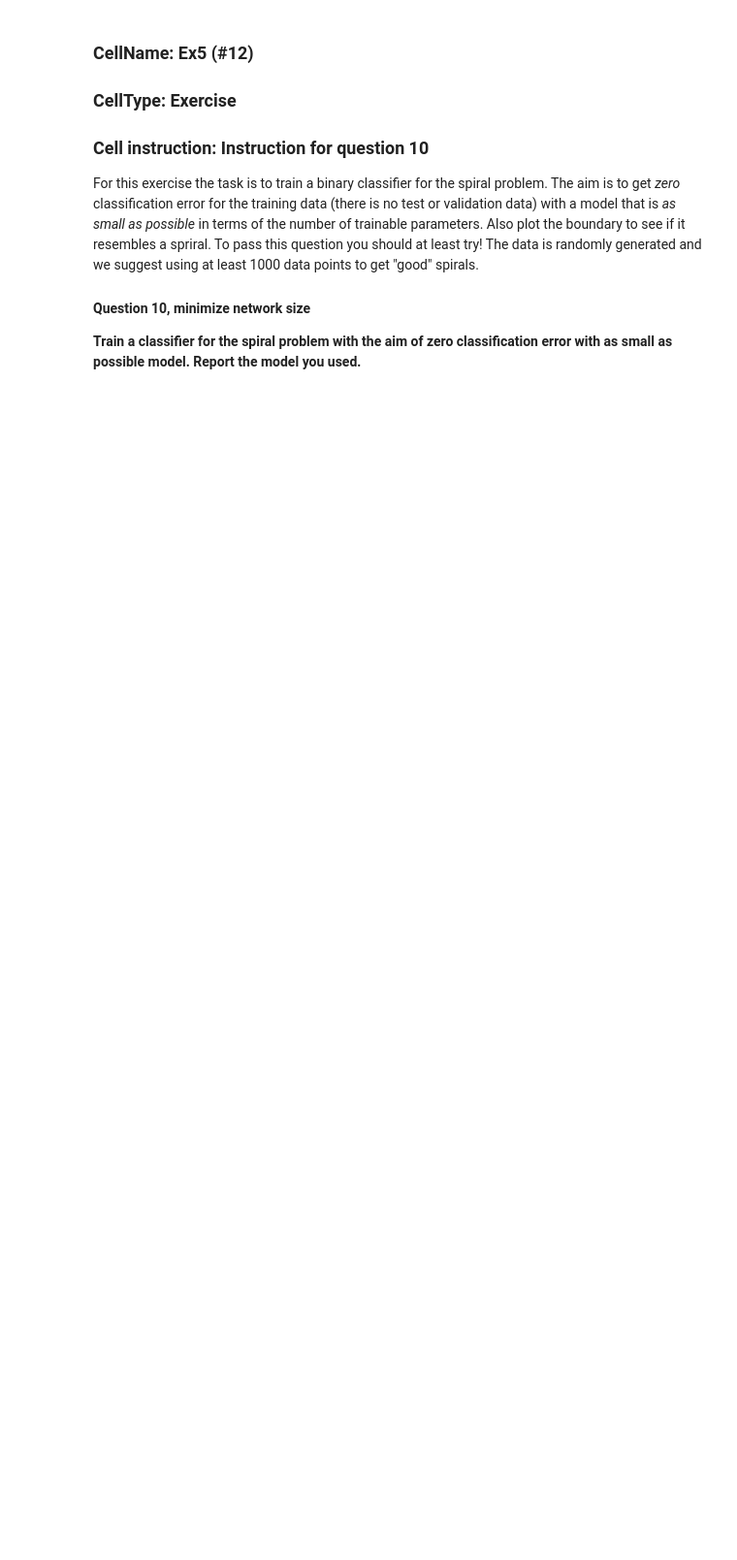
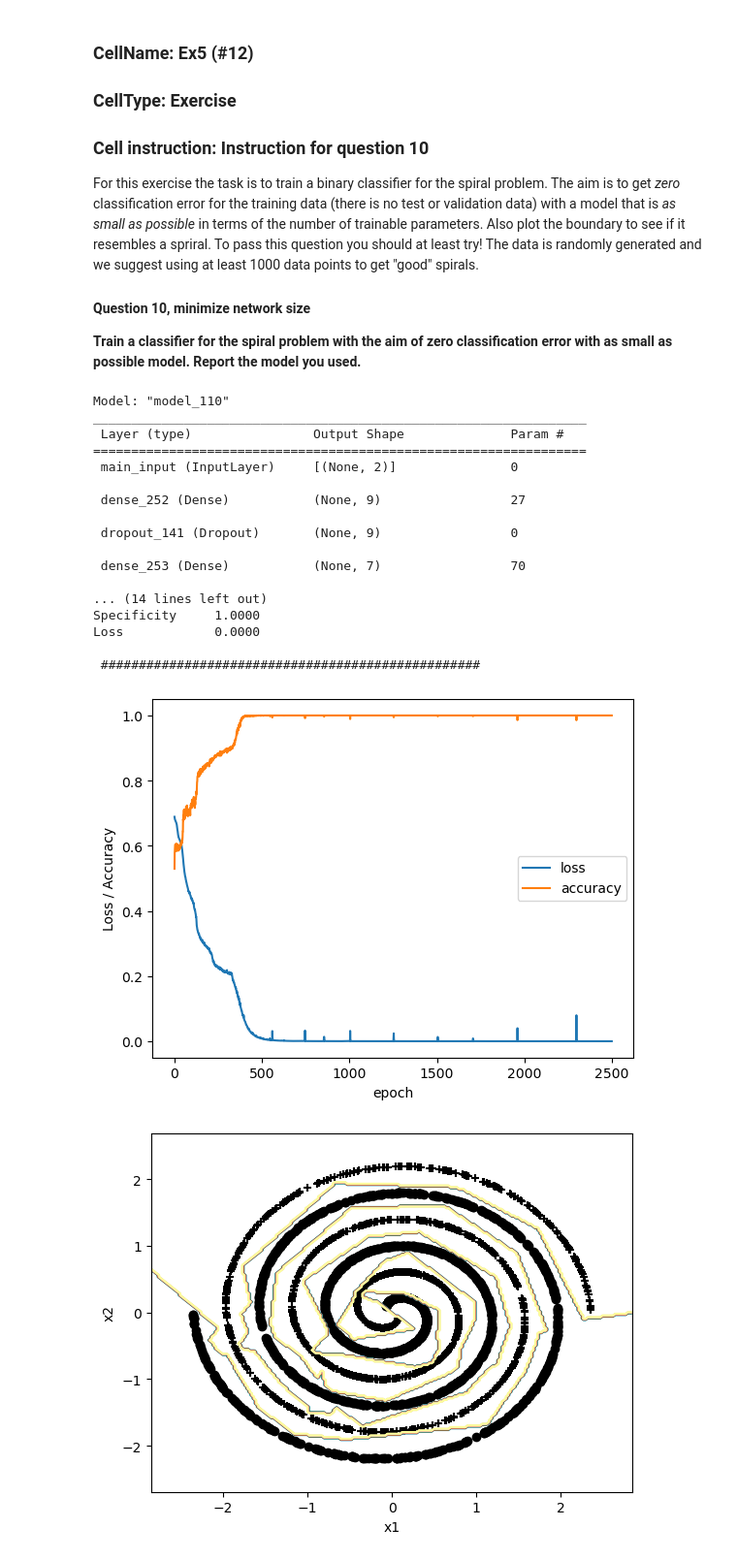
Before and after one commit to TheodorAT/Neural-Networks, a Jupyter notebook: Lab2/lab2.ipynb, the cells around one changed output. Shown at 97% size. Drawn from its saved outputs; the diff is of its cells as text; code cells hidden in the pictures; blank space fills up the shorter version.

```diff
--- a/Lab2/lab2.ipynb
+++ b/Lab2/lab2.ipynb
@@ -1147,40 +1149,60 @@ x_trn = (x_trn - mu)/std
 ####
 # Define the network, cost function and training settings
 INPUT = {'inp_dim': x_trn.shape[1],
-         'n_nod': [5],
+         'n_nod': [9, 7],
          'drop_nod': 0.0,
-         'act_fun': 'tanh',
+         'act_fun': 'relu',
          'out_act_fun': 'sigmoid',
          'opt_method': 'Adam',
          'cost_fun': 'binary_crossentropy',
-         'lr_rate': 0.01,
+         'lr_rate': 0.005,
          'num_out' : 1 }
-number_epochs = 2000
+number_epochs = 2500
 minibatch_size = 100
 ####
 
 # Get the model
 model_ex6 = mlp(**INPUT)
 
 # Print a summary of the model
 model_ex6.summary()
 
 # Train the model
 estimator_ex6 = model_ex6.fit(x_trn, d_trn,
                       epochs=number_epochs,
                       batch_size=minibatch_size,
                       verbose=0)
 
 # Call the stats function to print out statistics for the training
 stats_class(x_trn, d_trn, 'Training', model_ex6)
 
 # Training history
 plt.figure()
 plt.ylabel('Loss / Accuracy')
 plt.xlabel('epoch')
 for k in estimator_ex6.history.keys():
     plt.plot(estimator_ex6.history[k], label = k)
 plt.legend(loc='best')
 
 # Show the decision boundary
 decision_b(x_trn, d_trn, model_ex6)
+# %% [output]
+Model: "model_110"
+_________________________________________________________________
+ Layer (type)                Output Shape              Param #
+=================================================================
+ main_input (InputLayer)     [(None, 2)]               0
+
+ dense_252 (Dense)           (None, 9)                 27
+
+ dropout_141 (Dropout)       (None, 9)                 0
+
+ dense_253 (Dense)           (None, 7)                 70
+
+... (14 lines left out)
+Specificity     1.0000
+Loss            0.0000
+
+ ##################################################
+[figure, added]
+[figure, added]
```
Also changed, not shown: parts of 7 cells of this notebook.
